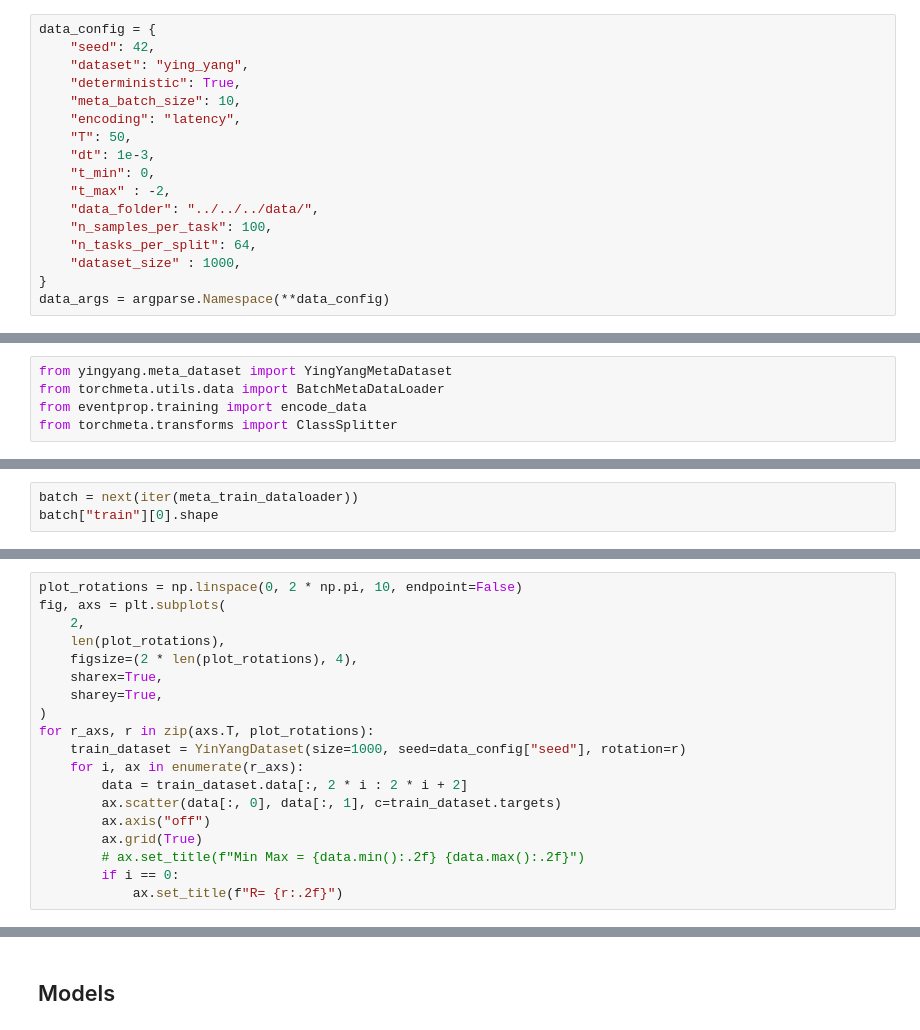
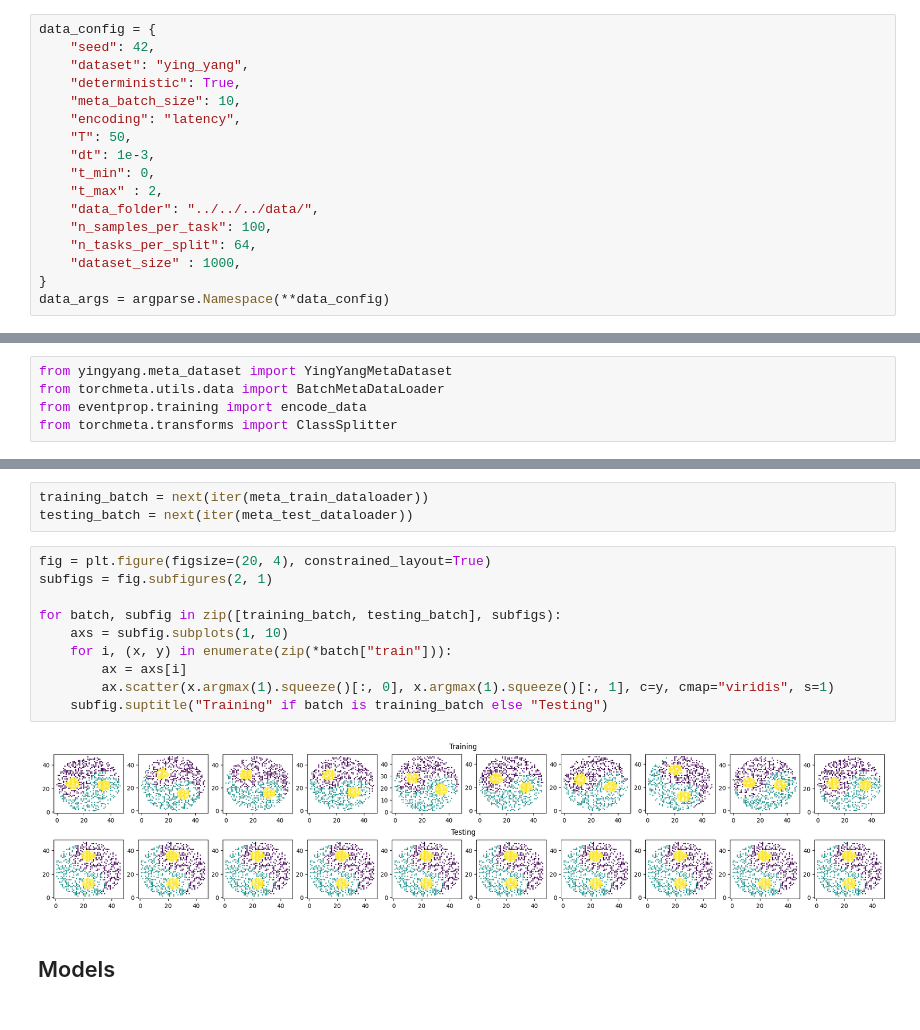
Before and after one commit to GabrielBena/pytorch-eventprop, a Jupyter notebook: scripts/meta-learning/MAML.ipynb, the cells around one changed output, grey strips where cells are left out. Drawn from its saved outputs; the diff is of its cells as text.

Commit message:
meta datasets

```diff
--- a/scripts/meta-learning/MAML.ipynb
+++ b/scripts/meta-learning/MAML.ipynb
@@ -32,7 +32,7 @@ data_config = {
     "T": 50,
     "dt": 1e-3,
     "t_min": 0,
-    "t_max" : -2,
+    "t_max" : 2,
     "data_folder": "../../../data/",
     "n_samples_per_task": 100,
     "n_tasks_per_split": 64,
@@ -121,6 +111,3 @@ meta_test_dataloader = BatchMetaDataLoader(
     shuffle=False,
     num_workers=0,
 )
-# %%
-batch = next(iter(meta_train_dataloader))
-batch["train"][0].shape
@@ -129,19 +113,0 @@ torch.Size([10, 1000, 102, 1, 5])
-# %%
-plot_rotations = np.linspace(0, 2 * np.pi, 10, endpoint=False)
-fig, axs = plt.subplots(
-    2,
-    len(plot_rotations),
-    figsize=(2 * len(plot_rotations), 4),
-    sharex=True,
-    sharey=True,
-)
-for r_axs, r in zip(axs.T, plot_rotations):
-    train_dataset = YinYangDataset(size=1000, seed=data_config["seed"], rotation=r)
-    for i, ax in enumerate(r_axs):
-        data = train_dataset.data[:, 2 * i : 2 * i + 2]
-        ax.scatter(data[:, 0], data[:, 1], c=train_dataset.targets)
-        ax.axis("off")
-        ax.grid(True)
-        # ax.set_title(f"Min Max = {data.min():.2f} {data.max():.2f}")
-        if i == 0:
-            ax.set_title(f"R= {r:.2f}")
@@ -150,3 +114,18 @@ for r_axs, r in zip(axs.T, plot_rotations):
+# %%
+training_batch = next(iter(meta_train_dataloader))
+testing_batch = next(iter(meta_test_dataloader))
+# %%
+fig = plt.figure(figsize=(20, 4), constrained_layout=True)
+subfigs = fig.subfigures(2, 1)
+
+for batch, subfig in zip([training_batch, testing_batch], subfigs):
+    axs = subfig.subplots(1, 10)
+    for i, (x, y) in enumerate(zip(*batch["train"])):
+        ax = axs[i]
+        ax.scatter(x.argmax(1).squeeze()[:, 0], x.argmax(1).squeeze()[:, 1], c=y, cmap="viridis", s=1)
+    subfig.suptitle("Training" if batch is training_batch else "Testing")
+# %% [output]
+[figure, added]
 # %% [markdown]
 ## Models
 # %%
```
Also changed, not shown: parts of 5 cells of this notebook, 1 other file.
